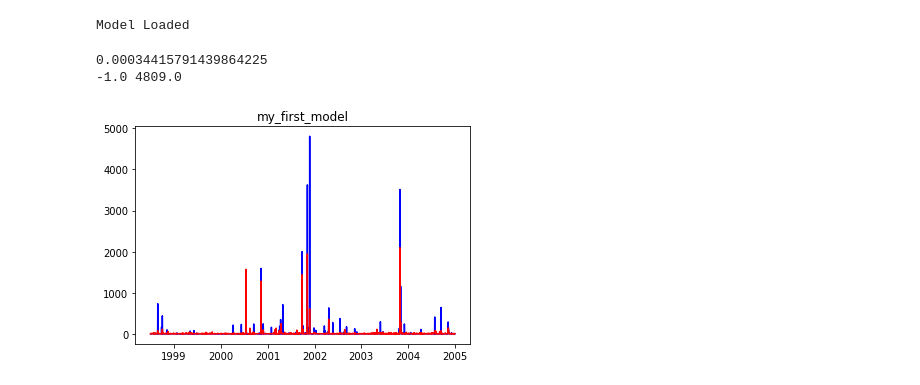
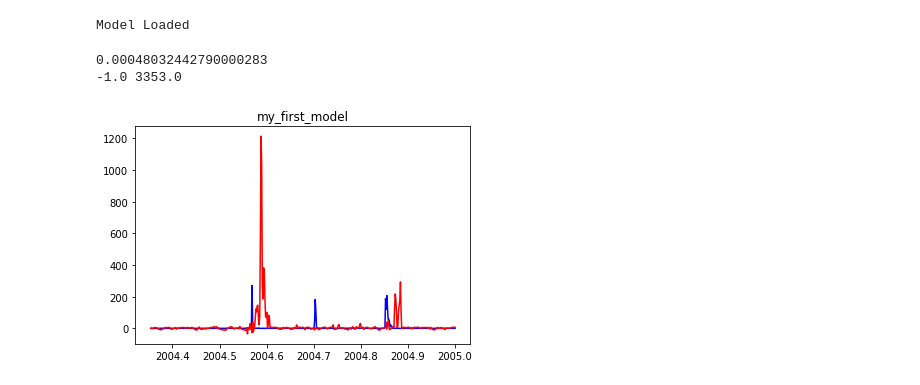
Before and after one commit to laravioli/PIR, a Jupyter notebook: model/ANN_v2.ipynb, the cells around one changed output. Cells and saved outputs as stored; diff of their text form; code cells hidden in the pictures.

```diff
--- a/model/ANN_v2.ipynb
+++ b/model/ANN_v2.ipynb
@@ -19,20 +19,20 @@ from sklearn.preprocessing import MinMaxScaler, StandardScaler
 
 df_input=[df_Ch001, df_Ch009, df_Ch020]
 df_input_scaled=[]
-LOG_SCALE= False
+LOG_SCALE= True
 
 if LOG_SCALE:
     for df in df_input:
 
-        df_log=df.copy()
-        df_log[df_log<=0] = 0.08
-        df_log=df_log.apply(lambda x: np.log10(x))
+        df_log = df.copy()
+        df_log = df_log.apply(lambda x: x.clip(lower=x[x>0].min()) if x.min()<=0 else x)
+        df_log = df_log.apply(lambda x: np.log10(x))
         scaler=MinMaxScaler()
         scaler.fit(df_log)
         df_input_scaled.append(pd.DataFrame(scaler.transform(df_log), index=df_Ch022.index, columns=df_Ch022.columns))
 
     df_output_scaled=df_Ch022.copy()
-    df_output_scaled[df_output_scaled<=0 ] = 0.08
+    df_output_scaled= df_output_scaled.apply(lambda x: x.clip(lower=x[x>0].min()) if x.min()<=0 else x)
     df_output_scaled=df_output_scaled.apply(lambda x: np.log10(x))
     output_scaler=MinMaxScaler()
     output_scaler.fit(df_output_scaled)
@@ -50,7 +68,7 @@ else:
 # %% [markdown]
 ### Choosing L
 # %%
-p=34
+p=22
 # %% [markdown]
 ### plot intput scale
 # %%
@@ -233,7 +255,7 @@ plt.show()
 # %% [markdown]
 ### Loading the saved model from the disk
 # %%
-model.load_state_dict(torch.load(Path("C:/Users/Victor/Desktop/PIR/model/saved_models/ANN_v2_34_683.pt")))
+model.load_state_dict(torch.load(Path("C:/Users/Victor/Desktop/PIR/model/saved_models/ANN_v2_minmax_22_500.pt")))
 print("Model Loaded")
 # %% [output]
 Model Loaded
@@ -261,14 +283,15 @@ y_pred_test=(max-min)*y_pred_test+min
 if LOG_SCALE:
     y_pred_test=10 ** y_pred_test
 # %% [output]
-0.00034415791439864225
--1.0 4809.0
+0.00048032442790000283
+-1.0 3353.0
 # %%
     plt.figure()
-    plt.plot(df_Ch022.index[:], df_Ch022.iloc[:,p], color= "blue")
-    plt.plot(df_Ch022.index[:], y_pred_test, color="red")
+    plt.plot(df_Ch022.index[split_data:], df_Ch022.iloc[split_data:,p], color= "blue")
+    # plt.plot(df_Ch022.index[split_data:], y_test[split_data:] )
+    plt.plot(df_Ch022.index[split_data:], y_pred_test[split_data:], color="red")
     plt.title("my_first_model")
 
     plt.show()
 # %% [output]
-[figure, old version]
+[figure, new version]
```
Also changed, not shown: parts of 8 cells of this notebook, 27 other files.
